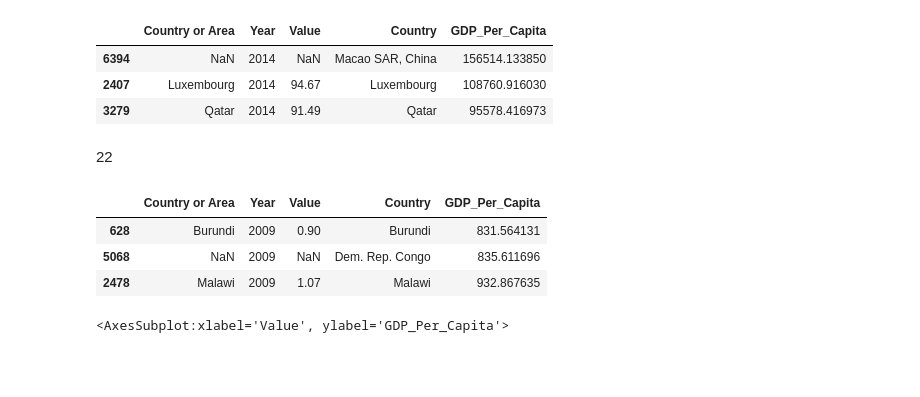
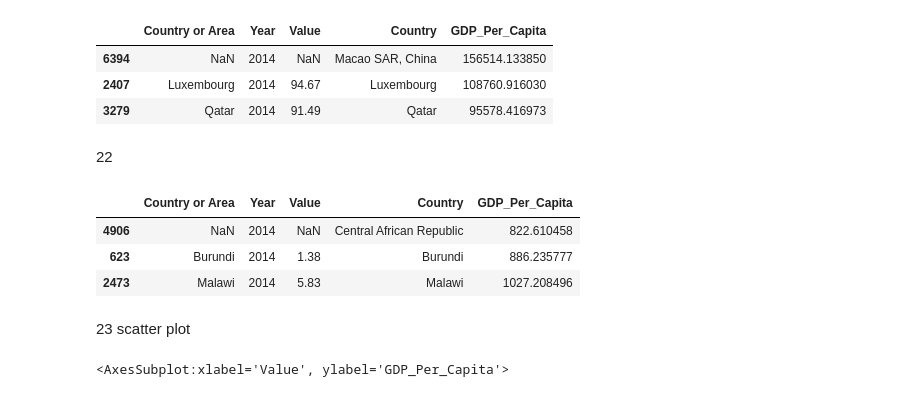
Before and after one commit to NSS-Data-Analytics-Cohort-7/gdp-and-internet-usage-bryanacolson, a Jupyter notebook: gap_jupyter.ipynb, the cells around one changed output. Cells and saved outputs as stored; diff of their text form; code cells hidden in the pictures; blank space fills up the shorter version.

```diff
--- a/gap_jupyter.ipynb
+++ b/gap_jupyter.ipynb
@@ -141,5 +139,6 @@ print(gdp_df)
 # %%
-df3 = pd.merge(internet_df, gdp_df, how ='outer', left_on=['Year', 'Country or Area',], right_on= ['Year', 'Country',])
+df3 = pd.merge(internet_df, gdp_df, how ='outer', left_on=['Year', 'Country or Area',], right_on= ['Year', 'Country'])
+df3.head(5)
 print(df3)
 # %% [output]
      Country or Area  Year     Value      Country  GDP_Per_Capita
@@ -297,12 +296,14 @@ df3.loc[(df3['Year']== 2014)].nlargest(3,'GDP_Per_Capita')
 # %% [markdown]
 22
 # %%
-df3.loc[(df3['Year']== 2009)].nsmallest(3,'GDP_Per_Capita')
+df3.loc[(df3['Year']== 2014)].nsmallest(3,'GDP_Per_Capita')
 # %% [output]
 |  | Country or Area | Year | Value | Country | GDP_Per_Capita |
-| 628 | Burundi | 2009 | 0.90 | Burundi | 831.564131 |
-| 5068 | NaN | 2009 | NaN | Dem. Rep. Congo | 835.611696 |
-| 2478 | Malawi | 2009 | 1.07 | Malawi | 932.867635 |
+| 4906 | NaN | 2014 | NaN | Central African Republic | 822.610458 |
+| 623 | Burundi | 2014 | 1.38 | Burundi | 886.235777 |
+| 2473 | Malawi | 2014 | 5.83 | Malawi | 1027.208496 |
+# %% [markdown]
+23 scatter plot
 # %%
 filtered_df.plot.scatter( x = 'Value', y = 'GDP_Per_Capita')
 # %% [output]
```
Also changed, not shown: parts of 25 cells of this notebook.
